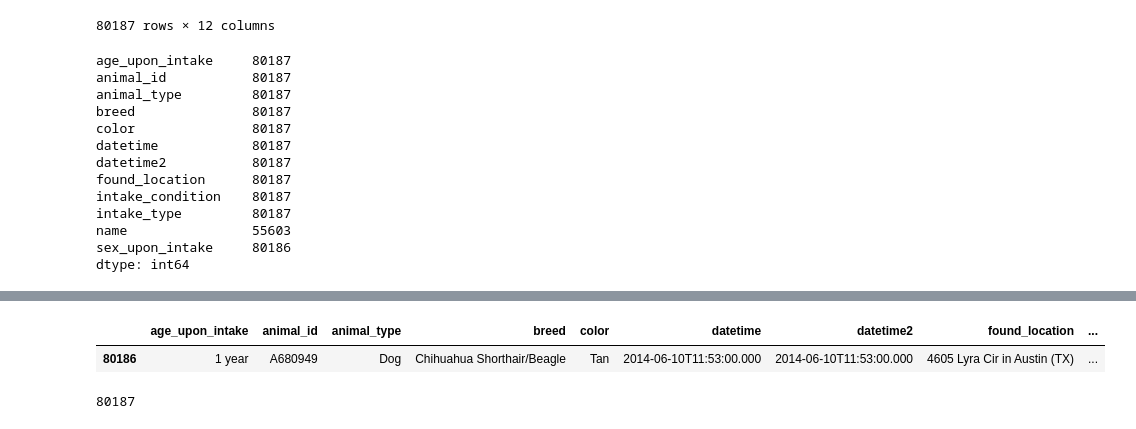
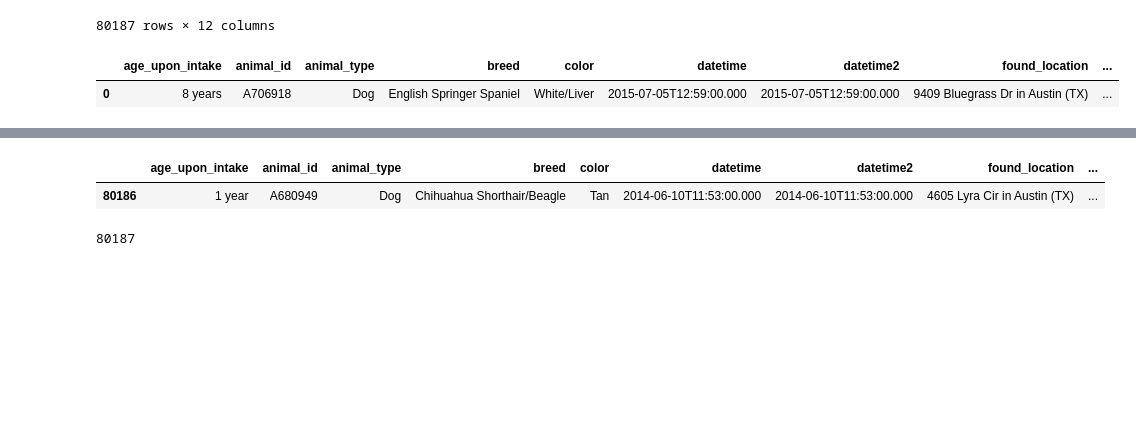
Before and after one commit to sahvsergio/treehouse_data_analysis_techdegree_unit5, a Jupyter notebook: Pet Shelter Analysis.ipynb, the cells around one changed output, grey strips where cells are left out. Cells and saved outputs as stored; diff of their text form; code cells hidden in the pictures; blank space fills up the shorter version.

```diff
--- a/Pet Shelter Analysis.ipynb
+++ b/Pet Shelter Analysis.ipynb
@@ -61,19 +61,8 @@ intakes
 | 80186 | 1 year | A680949 | Dog | Chihuahua Shorthair/Beagle | Tan | 2014-06-10T11:53:00.000 | 2014-06-10T11:53:00.000 | 4605 Lyra Cir in Austin (TX) | ... |
 80187 rows × 12 columns
 # %%
-intakes.count()
+intakes.head(1)
 # %% [output]
-age_upon_intake     80187
-animal_id           80187
-animal_type         80187
-breed               80187
-color               80187
-datetime            80187
-datetime2           80187
-found_location      80187
-intake_condition    80187
-intake_type         80187
-name                55603
-sex_upon_intake     80186
-dtype: int64
+|  | age_upon_intake | animal_id | animal_type | breed | color | datetime | datetime2 | found_location | ... |
+| 0 | 8 years | A706918 | Dog | English Springer Spaniel | White/Liver | 2015-07-05T12:59:00.000 | 2015-07-05T12:59:00.000 | 9409 Bluegrass Dr in Austin (TX) | ... |
 # %%
```
Also changed, not shown: parts of 17 cells of this notebook.
